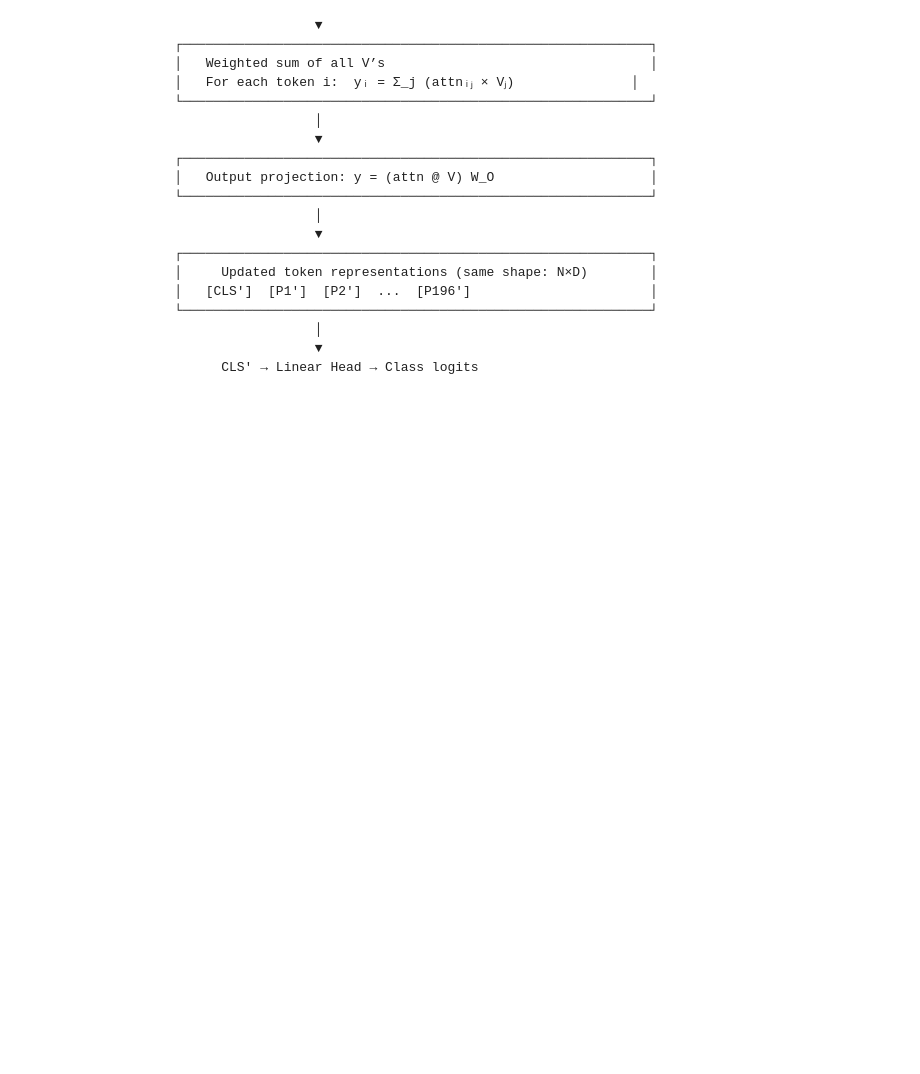
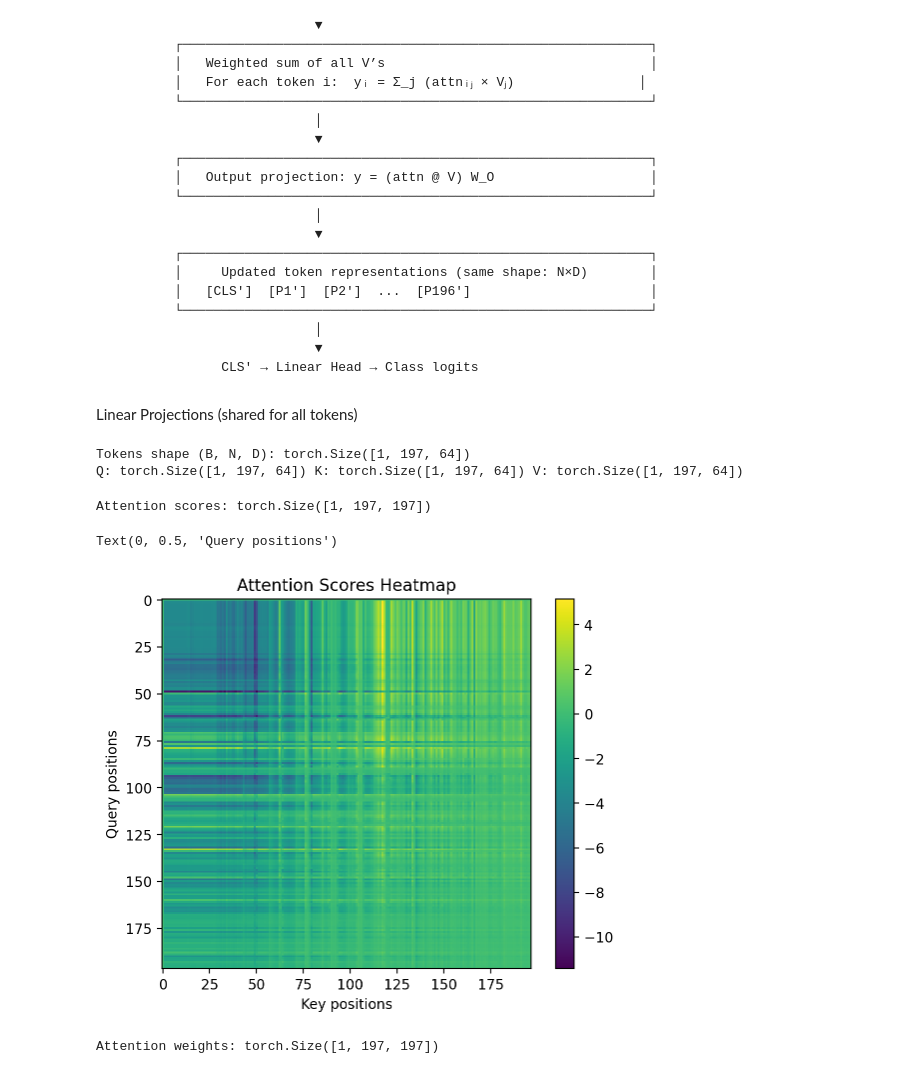
Before and after one commit to nipunbatra/vlm-from-scratch, a Jupyter notebook: vision-transformer-scratch.ipynb, the cells around one changed output. Saved outputs shown, nothing was run; the diff lists cells and outputs as text; code cells hidden in the pictures; blank space fills up the shorter version.

````diff
--- a/vision-transformer-scratch.ipynb
+++ b/vision-transformer-scratch.ipynb
@@ -246,3 +248,42 @@ Now, let us add attention mechanism to our ViT model. First, let us see how to i
                           ▼
               CLS' → Linear Head → Class logits
 ```
+# %% [markdown]
+Linear Projections (shared for all tokens)
+# %%
+B, N, D = tokens.shape  # [1, 197, 64]
+print("Tokens shape (B, N, D):", tokens.shape)
+
+W_q = torch.randn(D, D)
+W_k = torch.randn(D, D)
+W_v = torch.randn(D, D)
+
+Q = tokens @ W_q    # [B, N, D]
+K = tokens @ W_k
+V = tokens @ W_v
+
+print("Q:", Q.shape, "K:", K.shape, "V:", V.shape)
+# %% [output]
+Tokens shape (B, N, D): torch.Size([1, 197, 64])
+Q: torch.Size([1, 197, 64]) K: torch.Size([1, 197, 64]) V: torch.Size([1, 197, 64])
+# %%
+import math
+K_transposed = K.transpose(-2, -1)  # [B, N, D] -> [B, D, N]
+scores = (Q @ K_transposed) / math.sqrt(D)   # [B, N, D] @ [B, D, N] -> [B, N, N]
+print("Attention scores:", scores.shape)
+# %% [output]
+Attention scores: torch.Size([1, 197, 197])
+# %%
+plt.imshow(scores[0].detach().numpy(), cmap='viridis')
+plt.colorbar()
+plt.title("Attention Scores Heatmap")
+plt.xlabel("Key positions")
+plt.ylabel("Query positions")
+# %% [output]
+Text(0, 0.5, 'Query positions')
+[figure, added]
+# %%
+attn = torch.softmax(scores, dim=-1)
+print("Attention weights:", attn.shape)
+# %% [output]
+Attention weights: torch.Size([1, 197, 197])
````
Also changed, not shown: parts of 6 cells of this notebook.
